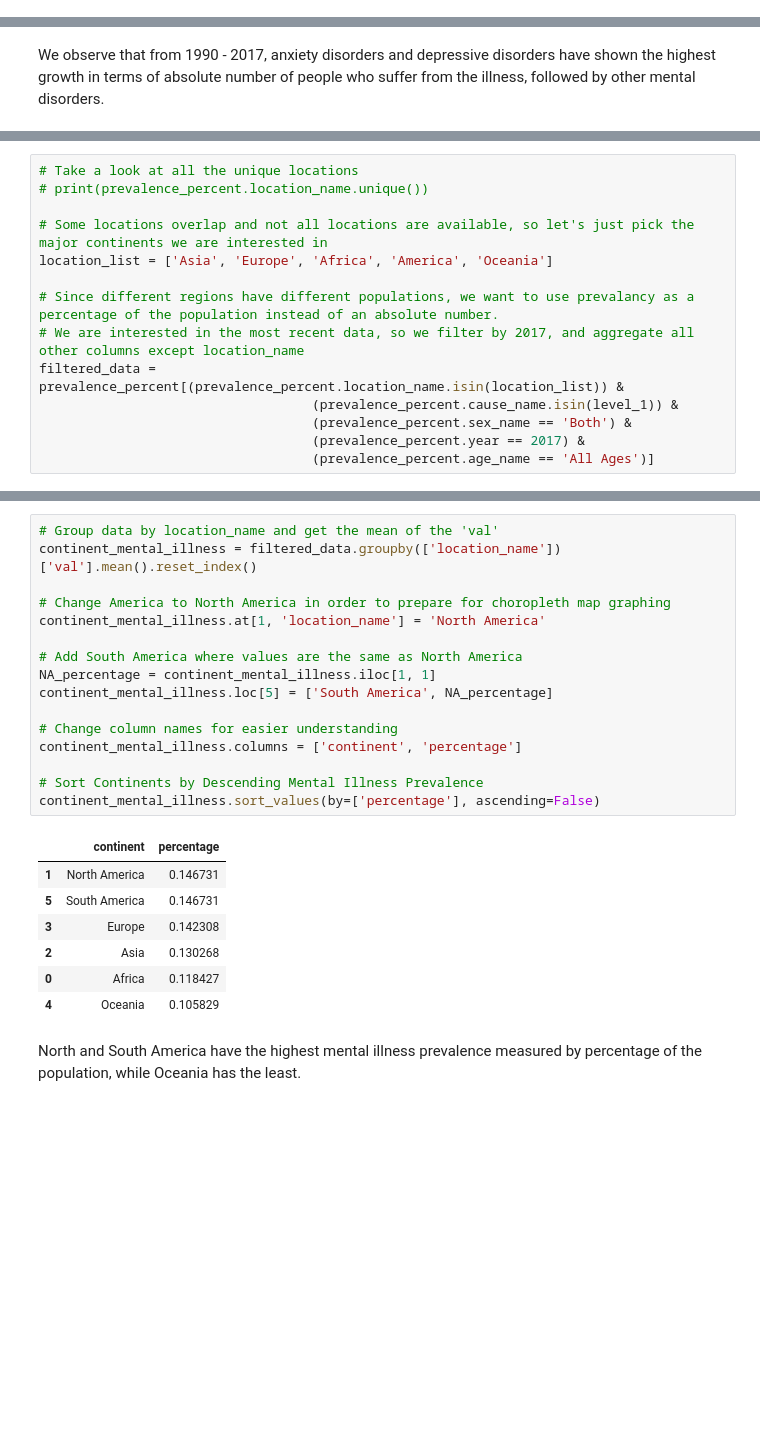
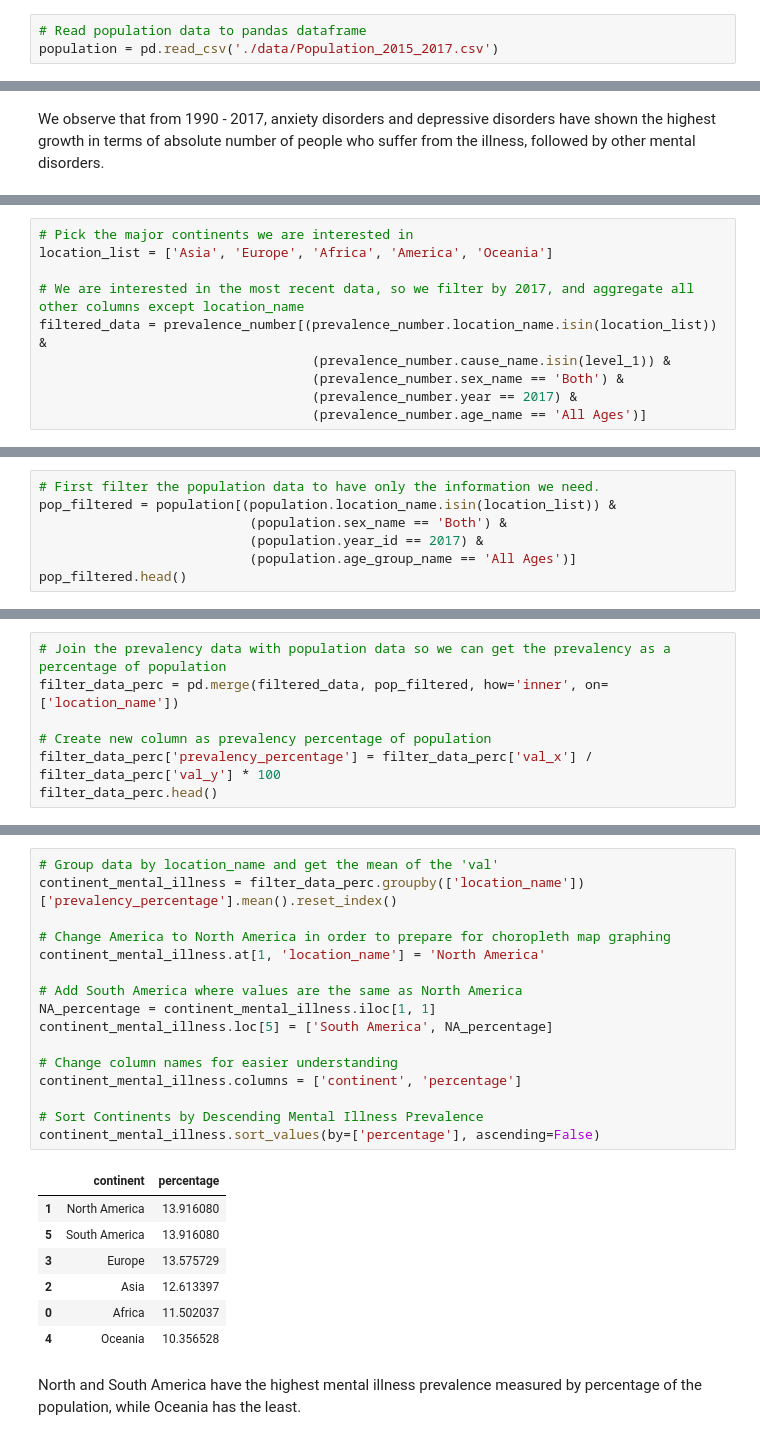
Before and after one commit to Sytta/ADA2018-Project, a Jupyter notebook: data_exploration_Judy_2.ipynb, the cells around one changed output, grey strips where cells are left out. Drawn from its saved outputs; the diff is of its cells as text; blank space fills up the shorter version.

```diff
--- a/data_exploration_Judy_2.ipynb
+++ b/data_exploration_Judy_2.ipynb
@@ -103,0 +99,3 @@ deaths = pd.read_csv(data_folder + 'Deaths.csv')
+# %%
+# Read population data to pandas dataframe
+population = pd.read_csv('./data/Population_2015_2017.csv')
@@ -172,14 +179,10 @@ We observe that from 1990 - 2017, anxiety disorders and depressive disorders hav
 # %%
-# Take a look at all the unique locations
-# print(prevalence_percent.location_name.unique())
-
-# Some locations overlap and not all locations are available, so let's just pick the major continents we are interested in
+# Pick the major continents we are interested in
 location_list = ['Asia', 'Europe', 'Africa', 'America', 'Oceania']
 
-# Since different regions have different populations, we want to use prevalancy as a percentage of the population instead of an absolute number.
 # We are interested in the most recent data, so we filter by 2017, and aggregate all other columns except location_name
-filtered_data = prevalence_percent[(prevalence_percent.location_name.isin(location_list)) &
-                                   (prevalence_percent.cause_name.isin(level_1)) &
-                                   (prevalence_percent.sex_name == 'Both') &
-                                   (prevalence_percent.year == 2017) &
-                                   (prevalence_percent.age_name == 'All Ages')]
+filtered_data = prevalence_number[(prevalence_number.location_name.isin(location_list)) &
+                                   (prevalence_number.cause_name.isin(level_1)) &
+                                   (prevalence_number.sex_name == 'Both') &
+                                   (prevalence_number.year == 2017) &
+                                   (prevalence_number.age_name == 'All Ages')]
@@ -185,0 +198,7 @@ filtered_data = prevalence_percent[(prevalence_percent.location_name.isin(locati
+# %%
+# First filter the population data to have only the information we need.
+pop_filtered = population[(population.location_name.isin(location_list)) &
+                           (population.sex_name == 'Both') &
+                           (population.year_id == 2017) &
+                           (population.age_group_name == 'All Ages')]
+pop_filtered.head()
@@ -185,0 +212,7 @@ filtered_data = prevalence_percent[(prevalence_percent.location_name.isin(locati
+# %%
+# Join the prevalency data with population data so we can get the prevalency as a percentage of population
+filter_data_perc = pd.merge(filtered_data, pop_filtered, how='inner', on=['location_name'])
+
+# Create new column as prevalency percentage of population
+filter_data_perc['prevalency_percentage'] = filter_data_perc['val_x'] / filter_data_perc['val_y'] * 100
+filter_data_perc.head()
@@ -186,27 +227,27 @@ filtered_data = prevalence_percent[(prevalence_percent.location_name.isin(locati
 # %%
 # Group data by location_name and get the mean of the 'val'
-continent_mental_illness = filtered_data.groupby(['location_name'])['val'].mean().reset_index()
+continent_mental_illness = filter_data_perc.groupby(['location_name'])['prevalency_percentage'].mean().reset_index()
 
 # Change America to North America in order to prepare for choropleth map graphing
 continent_mental_illness.at[1, 'location_name'] = 'North America'
 
 # Add South America where values are the same as North America
 NA_percentage = continent_mental_illness.iloc[1, 1]
 continent_mental_illness.loc[5] = ['South America', NA_percentage]
 
 # Change column names for easier understanding
 continent_mental_illness.columns = ['continent', 'percentage']
 
 # Sort Continents by Descending Mental Illness Prevalence
 continent_mental_illness.sort_values(by=['percentage'], ascending=False)
 # %% [output]
 |  | continent | percentage |
-| 1 | North America | 0.146731 |
-| 5 | South America | 0.146731 |
-| 3 | Europe | 0.142308 |
-| 2 | Asia | 0.130268 |
-| 0 | Africa | 0.118427 |
-| 4 | Oceania | 0.105829 |
+| 1 | North America | 13.916080 |
+| 5 | South America | 13.916080 |
+| 3 | Europe | 13.575729 |
+| 2 | Asia | 12.613397 |
+| 0 | Africa | 11.502037 |
+| 4 | Oceania | 10.356528 |
 # %% [markdown]
 North and South America have the highest mental illness prevalence measured by percentage of the population, while Oceania has the least.
 # %%
```
Also changed, not shown: parts of 25 cells of this notebook, 1 other file.
